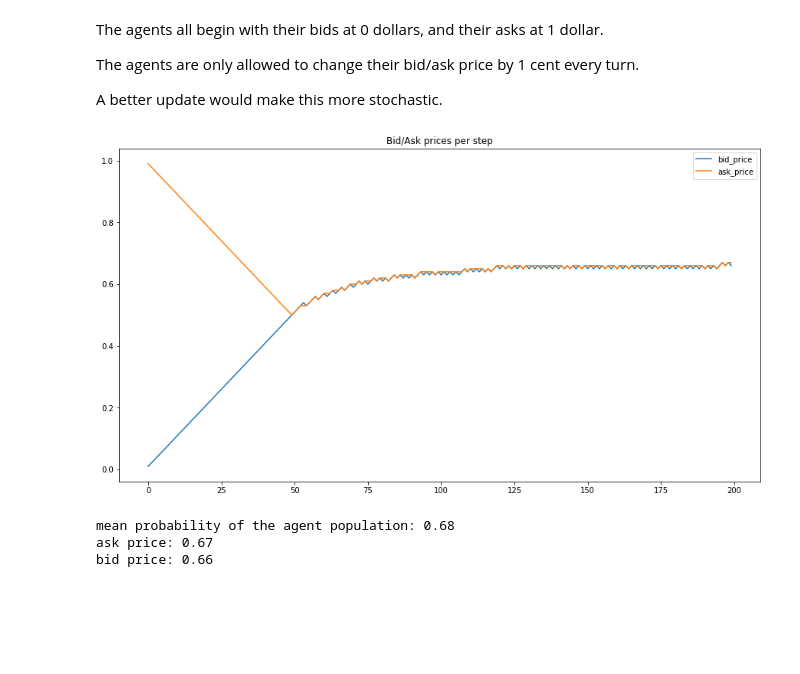
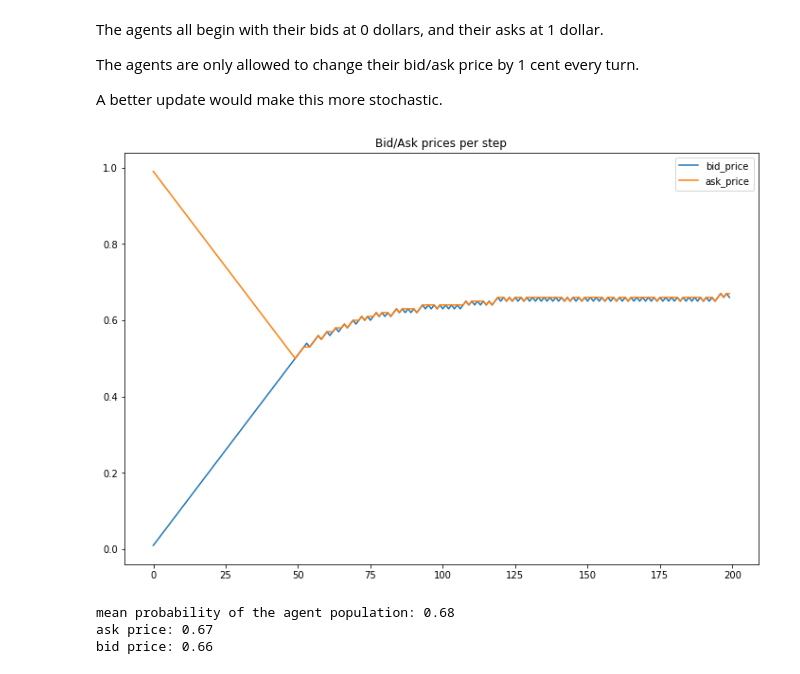
Before and after one commit to bhaney/PredictionMarkets, a Jupyter notebook: PredictionMarkets.ipynb, the cells around one changed output. Saved outputs shown, nothing was run; the diff lists cells and outputs as text; code cells hidden in the pictures; blank space fills up the shorter version.

```diff
--- a/PredictionMarkets.ipynb
+++ b/PredictionMarkets.ipynb
@@ -77,14 +77,14 @@ The agents are only allowed to change their bid/ask price by 1 cent every turn.
 
 A better update would make this more stochastic.
 # %%
-plt.figure(figsize=(15,8))
+plt.figure(figsize=(12,8))
 plt.plot(df['bid_price'])
 plt.plot(df['ask_price'])
 plt.title('Bid/Ask prices per step')
 plt.legend(['bid_price','ask_price'])
 plt.show()
 # %% [output]
-[figure, old version]
+[figure, new version]
 # %%
 print('mean probability of the agent population: {}'.format(round(np.mean(agent_probs),2)))
 print('ask price: {}'.format(round(df['ask_price'].values[-1],2)))
```
Also changed, not shown: parts of 2 cells of this notebook.
